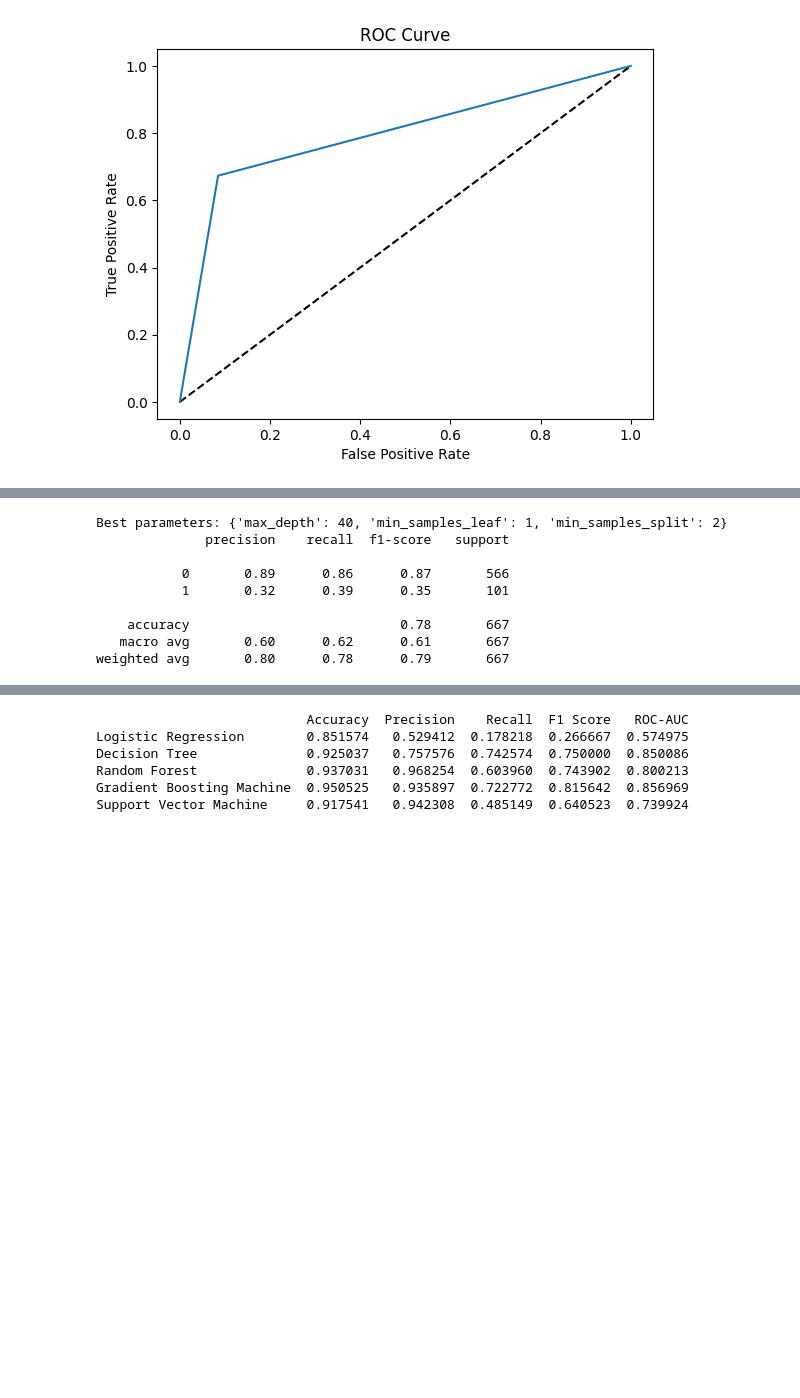
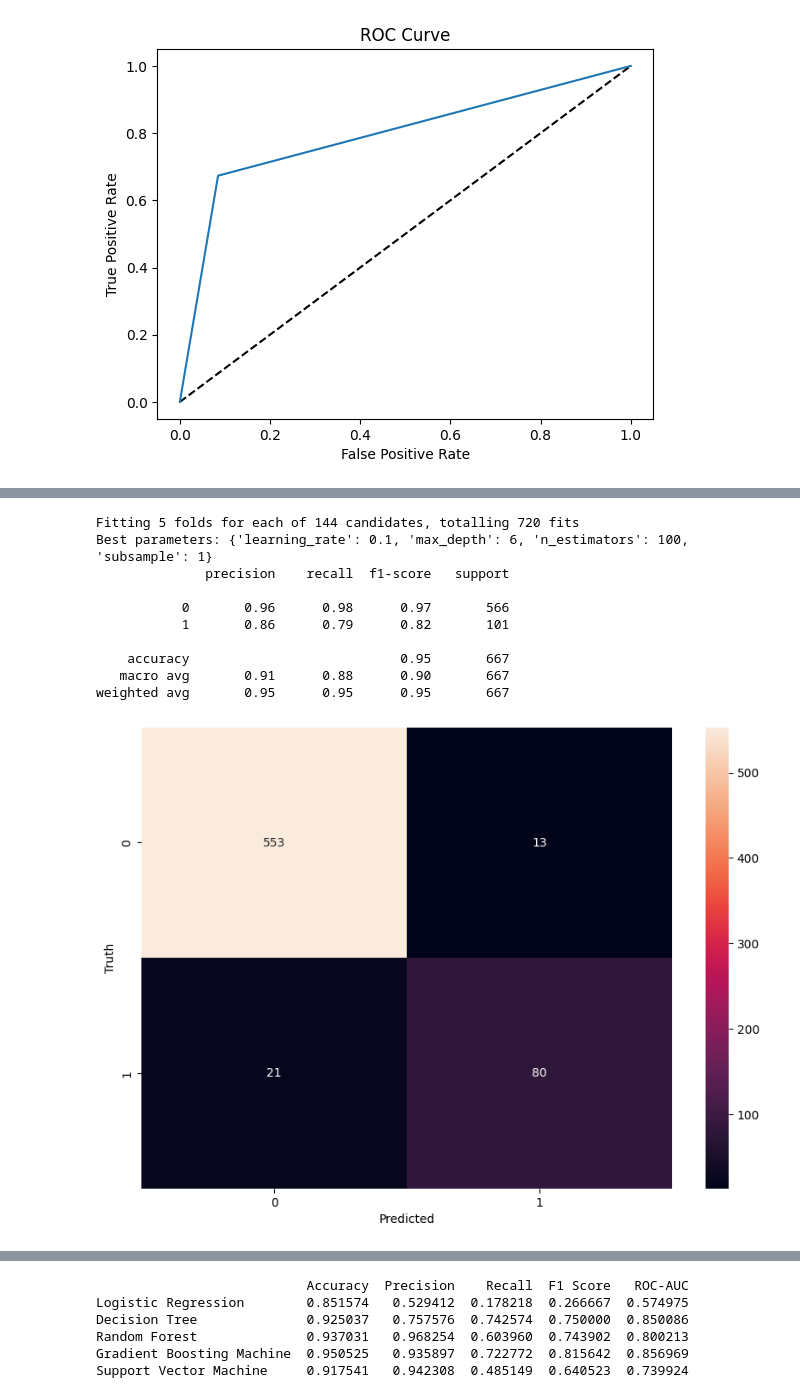
Before and after one commit to cynthiajepkogei/project-phase-3, a Jupyter notebook: notebook.ipynb, the cells around one changed output, grey strips where cells are left out. Cells and saved outputs as stored; diff of their text form; code cells hidden in the pictures; blank space fills up the shorter version.

```diff
--- a/notebook.ipynb
+++ b/notebook.ipynb
@@ -827,49 +923,53 @@ AUC: 0.794230836511213
 # %%
-from imblearn.over_sampling import SMOTE
-from sklearn.tree import DecisionTreeClassifier
-from sklearn.metrics import classification_report
 from sklearn.model_selection import GridSearchCV
-
-# Instantiate the Decision Tree Classifier
-model = DecisionTreeClassifier(random_state=42)
 
 # Define the parameter grid
 param_grid = {
-    'max_depth': [10, 20, 30, 40],
-    'min_samples_leaf': [1, 2, 3, 4],
-    'min_samples_split': [2, 3, 4, 5]
+    'learning_rate': [0.01, 0.1, 0.2, 0.3],
+    'max_depth': [3, 4, 5, 6],
+    'subsample': [0.5, 0.7, 1],
+    'n_estimators' : [100, 200, 500],
 }
 
 # Instantiate the GridSearchCV object
-grid_search = GridSearchCV(estimator=model, param_grid=param_grid, cv=5, scoring='recall')
-
-# Apply SMOTE to the training data
-smote = SMOTE(random_state=42)
-X_train_smote, y_train_smote = smote.fit_resample(X_train, y_train)
+grid_search = GridSearchCV(estimator=model, param_grid=param_grid, cv=5, scoring='accuracy', verbose=2, n_jobs=-1)
 
 # Fit the GridSearchCV object to the data
 grid_search.fit(X_train_smote, y_train_smote)
 
 # Print the best parameters
 print(f"Best parameters: {grid_search.best_params_}")
 
 # Train the model using the best parameters
 best_model = grid_search.best_estimator_
 best_model.fit(X_train_smote, y_train_smote)
 
 # Make predictions on the test set
 y_pred = best_model.predict(X_test_scaled)
 
 # Calculate and print the classification report
 report = classification_report(y_test, y_pred)
 print(report)
+
+# Generate the confusion matrix
+cm = confusion_matrix(y_test, y_pred)
+
+# Visualize the confusion matrix using seaborn
+plt.figure(figsize=(10,7))
+sns.heatmap(cm, annot=True, fmt='d')
+plt.xlabel('Predicted')
+plt.ylabel('Truth')
+
+plt.show()
 # %% [output]
-Best parameters: {'max_depth': 40, 'min_samples_leaf': 1, 'min_samples_split': 2}
+Fitting 5 folds for each of 144 candidates, totalling 720 fits
+Best parameters: {'learning_rate': 0.1, 'max_depth': 6, 'n_estimators': 100, 'subsample': 1}
               precision    recall  f1-score   support
 
-           0       0.89      0.86      0.87       566
-           1       0.32      0.39      0.35       101
+           0       0.96      0.98      0.97       566
+           1       0.86      0.79      0.82       101
 
-    accuracy                           0.78       667
-   macro avg       0.60      0.62      0.61       667
-weighted avg       0.80      0.78      0.79       667
+    accuracy                           0.95       667
+   macro avg       0.91      0.88      0.90       667
+weighted avg       0.95      0.95      0.95       667
+[figure, added]
```
Also changed, not shown: parts of 7 cells of this notebook.
